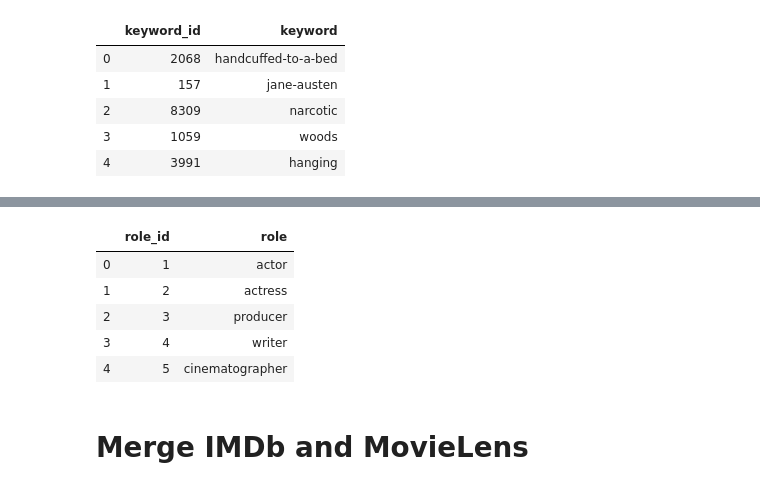
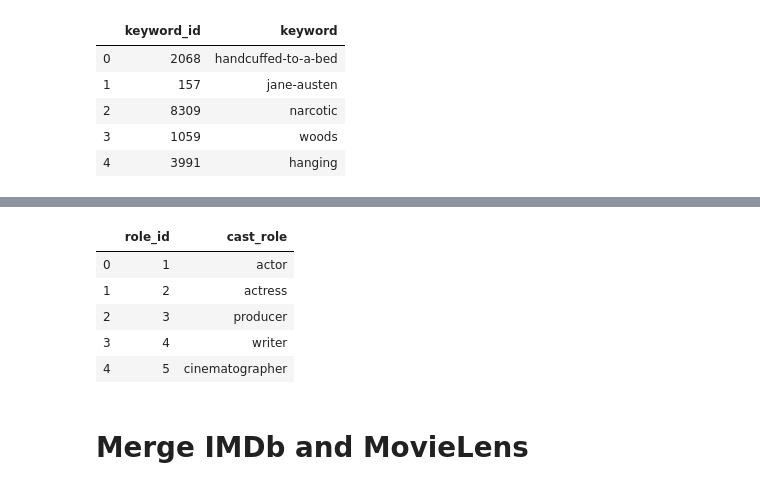
Before and after one commit to Movinder/movielens-imdb-exploration, a Jupyter notebook: data_analysis.ipynb, the cells around one changed output, grey strips where cells are left out. Cells and saved outputs as stored; diff of their text form; code cells hidden in the pictures.

```diff
--- a/data_analysis.ipynb
+++ b/data_analysis.ipynb
@@ -383,7 +412,7 @@ dtype: object
 | 3 | 1059 | woods |
 | 4 | 3991 | hanging |
 # %%
-columns_roles = ["role_id", "role"]
+columns_roles = ["role_id", "cast_role"]
 
 df_roles = pd.read_csv('data/role_type.csv', delimiter=',', names=columns_roles, encoding = "ISO-8859-1")
 print(df_roles.dtypes)
@@ -395,6 +424,6 @@ role       object
 dtype: object
 (12, 2)
-|  | role_id | role |
+|  | role_id | cast_role |
 | 0 | 1 | actor |
 | 1 | 2 | actress |
 | 2 | 3 | producer |
```
Also changed, not shown: parts of 30 cells of this notebook, 7 other files.
